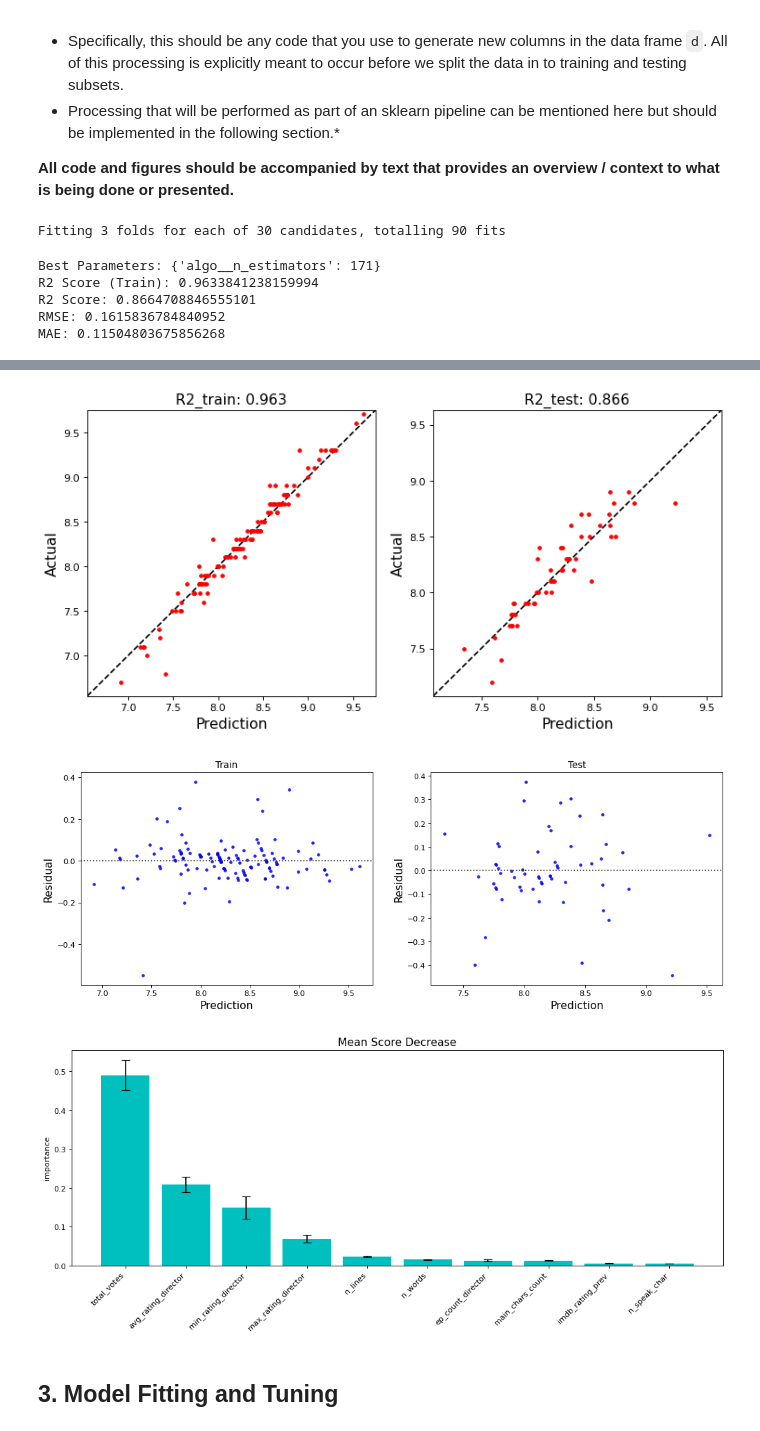
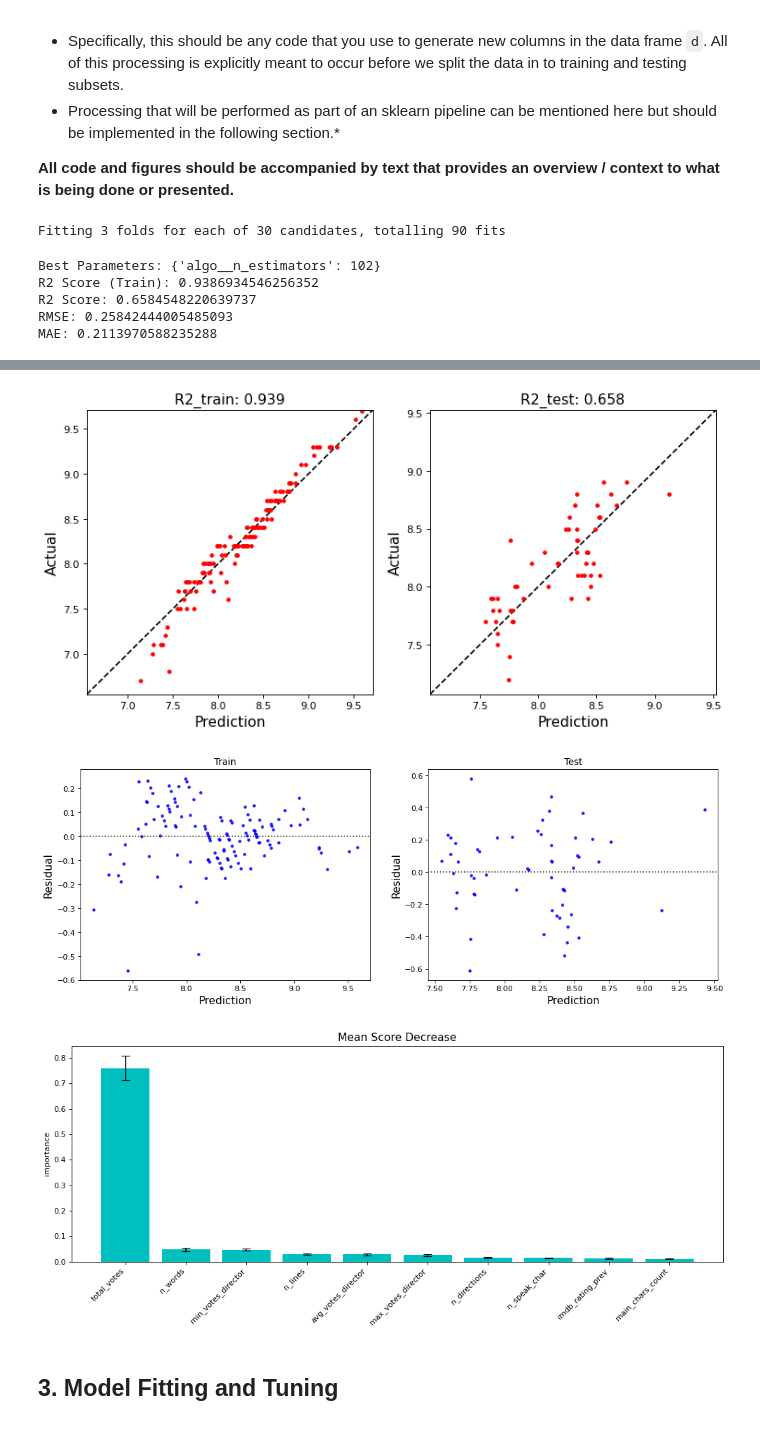
Before and after one commit to monicasteph97/mlp-proj1, a Jupyter notebook: project1.ipynb, the cells around one changed output, grey strips where cells are left out. Drawn from its saved outputs; the diff is of its cells as text; code cells hidden in the pictures.

```diff
--- a/project1.ipynb
+++ b/project1.ipynb
@@ -112,35 +112,35 @@ def data_preparation(data, df_guest_star):
     df['air_date'] = pd.to_datetime(df['air_date'], format='%Y-%m-%d')
 
     # Retrieve day, month, year, week of year, day of week, weekday/weekend
-    df['air_day'] = df['air_date'].dt.day
+#     df['air_day'] = df['air_date'].dt.day
     df['air_month'] = df['air_date'].dt.month
-    df['air_year'] = df['air_date'].dt.year
-    df['due_week_of_year'] = df['air_date'].dt.isocalendar().week
-    df['due_week_of_day'] = df['air_date'].dt.weekday
-    df['is_weekday'] = df['air_date'].apply(lambda x: 1 if x.weekday() < 5 else 0)
+#     df['air_year'] = df['air_date'].dt.year
+#     df['air_week'] = df['air_date'].dt.isocalendar().week
+#     df['air_day_of_week'] = df['air_date'].dt.weekday
+#     df['air_is_weekday'] = df['air_date'].apply(lambda x: 1 if x.weekday() < 5 else 0)
 
     # Separate ; into columns then apply one hot encoding for writer, main_chars, and guest
-    mlb = MultiLabelBinarizer()
+#     mlb = MultiLabelBinarizer()
     for key, val in {'writer':'w', 'main_chars':'mc', 'guest_stars':'gs'}.items():
         df[key] = df[key].fillna('N/A')
         df[key] = df[key].str.split(';') if key != 'guest_stars' else df[key].str.split(',')
-        mlb.fit(df[key])
-        df = pd.concat([df, pd.DataFrame(mlb.fit_transform(df[key]), columns=val+'_'+mlb.classes_)], axis=1)
+#         mlb.fit(df[key])
+#         df = pd.concat([df, pd.DataFrame(mlb.fit_transform(df[key]), columns=val+'_'+mlb.classes_)], axis=1)
 
     # Count the number of writer and main_chars
     for col in ['writer', 'main_chars', 'guest_stars']:
         df[col + '_count'] = df[col].apply(lambda x: len(x) if x[0] != 'N/A' else 0)
 
     # Retrieve episode count by director
-    df['ep_count_director'] = df.apply(lambda x: df[(df['director'] == x['director']) & (df['air_date'] <= x['air_date'])].episode.count(),
+    df['ep_count_director'] = df.apply(lambda x: df[(df['director'] == x['director']) & (df['air_date'] < x['air_date'])].episode.count(),
                                                     axis=1)
 
     # Avg, min, and max rating by director
-    df['avg_rating_director'] = df.apply(lambda x: df[(df['director'] == x['director']) & (df['air_date'] <= x['air_date'])].imdb_rating.mean(),
+    df['avg_votes_director'] = df.apply(lambda x: df[(df['director'] == x['director']) & (df['air_date'] < x['air_date'])].total_votes.mean(),
                                                     axis=1)
-    df['min_rating_director'] = df.apply(lambda x: df[(df['director'] == x['director']) & (df['air_date'] <= x['air_date'])].imdb_rating.min(),
+    df['min_votes_director'] = df.apply(lambda x: df[(df['director'] == x['director']) & (df['air_date'] < x['air_date'])].total_votes.min(),
                                                     axis=1)
-    df['max_rating_director'] = df.apply(lambda x: df[(df['director'] == x['director']) & (df['air_date'] <= x['air_date'])].imdb_rating.max(),
+    df['max_votes_director'] = df.apply(lambda x: df[(df['director'] == x['director']) & (df['air_date'] < x['air_date'])].total_votes.max(),
                                                     axis=1)
 
     # Rating from previous episode
@@ -151,8 +151,8 @@ def data_preparation(data, df_guest_star):
 
 
     # Drop irrelevant columns columns
-    df = df.drop(columns=['episode', 'air_date', 'writer', 'main_chars', 'guest_stars'])
-#     df = df.drop(columns=['air_date'])
+#     df = df.drop(columns=['episode', 'air_date', 'writer', 'main_chars', 'guest_stars'])
+    df = df.drop(columns=['air_date'])
 
     return df
 # %%
@@ -184,7 +184,7 @@ def preprocess(num_cols, cat_cols):
     """
 
     preprocessor = ColumnTransformer([
-    ('numeric', num_pipe(scaling='standard', transform='box-cox'),
+    ('numeric', num_pipe(scaling='standard', transform='yeo-johnson', impute='knn'),
      num_cols),
     ('categoric', cat_pipe(encoder='onehot'),
      cat_cols)
@@ -295,9 +295,9 @@ def feature_importance(model, X_train, y_train):
     display(feature_importances)
 # %%
 num_cols = ['total_votes', 'n_lines', 'n_directions', 'n_words', 'n_speak_char', 'ep_count_director',
-            'writer_count', 'main_chars_count', 'imdb_rating_prev', 'avg_rating_director', 'min_rating_director',
-            'max_rating_director']
-cat_cols = ['director']
+            'writer_count', 'main_chars_count', 'imdb_rating_prev', 'avg_votes_director', 'min_votes_director',
+            'max_votes_director']
+cat_cols = []
 
 df = data_preparation(data, df_guest_star)
 pipeline = preprocess(num_cols, cat_cols)
@@ -306,9 +306,9 @@ best_estimator = hyperparameter_tuning(pipeline, X_train, X_test, y_train, y_tes
 df_feature = feature_importance(best_estimator, X_train, y_train)
 # %% [output]
 Fitting 3 folds for each of 30 candidates, totalling 90 fits
-Best Parameters: {'algo__n_estimators': 171}
-R2 Score (Train): 0.9633841238159994
-R2 Score: 0.8664708846555101
-RMSE: 0.1615836784840952
-MAE: 0.11504803675856268
+Best Parameters: {'algo__n_estimators': 102}
+R2 Score (Train): 0.9386934546256352
+R2 Score: 0.6584548220639737
+RMSE: 0.25842444005485093
+MAE: 0.2113970588235288
 |  | feature | importance |
@@ -325,3 +325,3 @@ MAE: 0.11504803675856268
-[figure, old version]
+[figure, new version]
-[figure, old version]
+[figure, new version]
-[figure, old version]
+[figure, new version]
```
Also changed, not shown: parts of 3 cells of this notebook.
